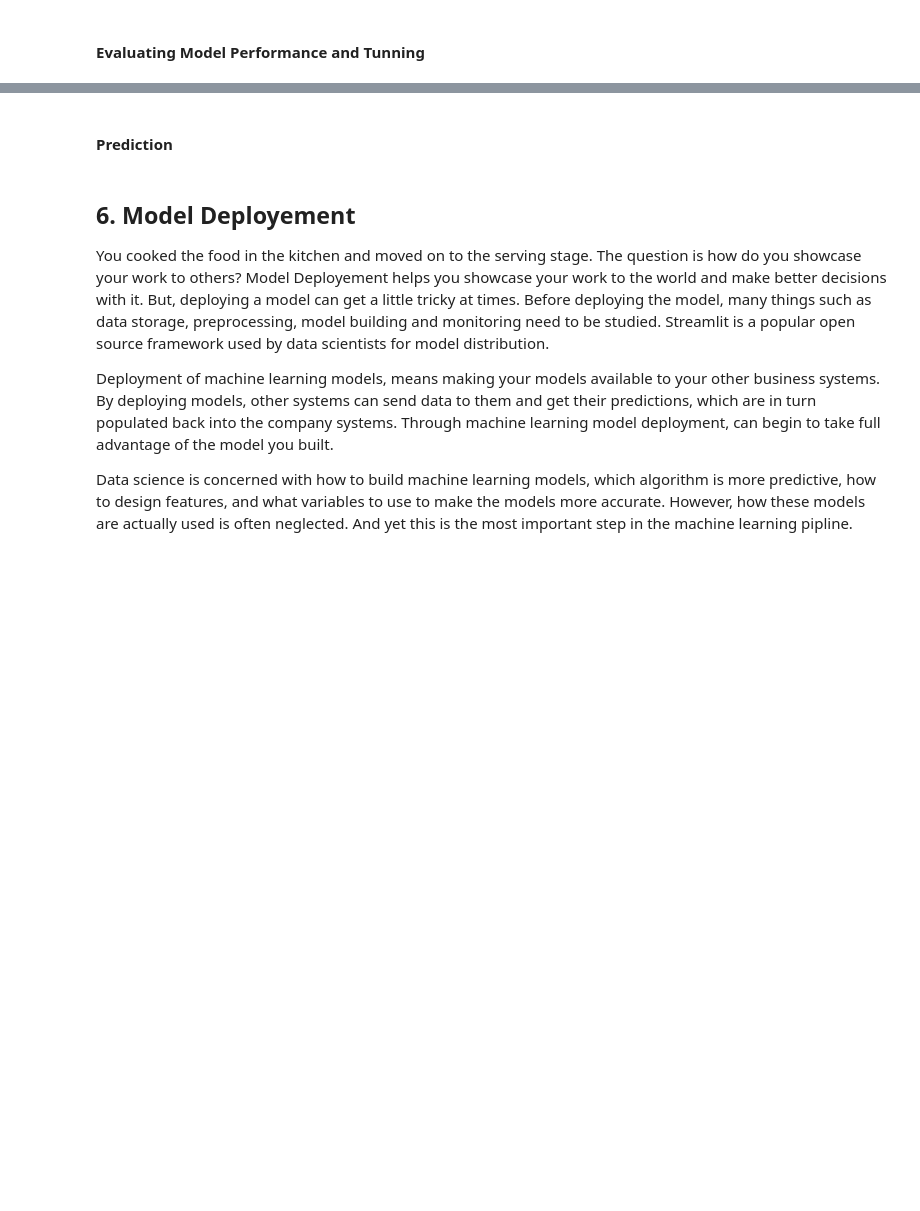
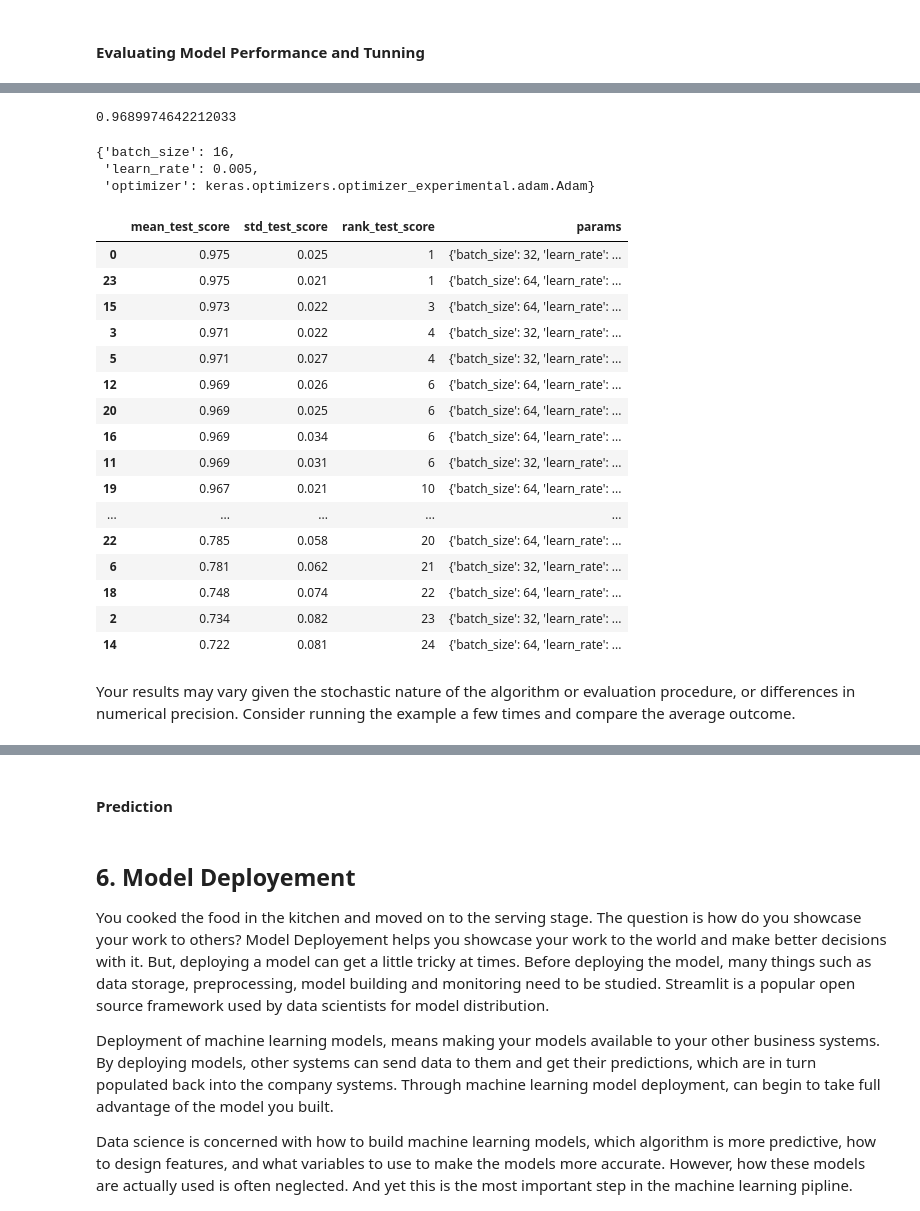
Before and after one commit to osmanoeztuerk/Chorn-Prediction-ML, a Jupyter notebook: Churn_Prediction_Student_Notebook_V2.ipynb, the cells around one changed output, grey strips where cells are left out. Cells and saved outputs as stored; diff of their text form; code cells hidden in the pictures; blank space fills up the shorter version.

```diff
--- a/Churn_Prediction_Student_Notebook_V2.ipynb
+++ b/Churn_Prediction_Student_Notebook_V2.ipynb
@@ -1138,0 +1270,10 @@ array([-0.00723136,  1.0280085 ], dtype=float32)
+# %%
+def build_classifier():
+    tf.random.set_seed(seed)
+    classifier = Sequential()
+    classifier.add(Dense(units = 36, activation = 'relu'))
+    classifier.add(Dense(units = 18, activation = 'relu'))
+    classifier.add(Dense(units = 9, activation = 'relu'))
+    classifier.add(Dense(units = 1, activation = 'sigmoid'))
+    classifier.compile(optimizer = "adam", loss = 'binary_crossentropy', metrics = ['accuracy'])
+    return classifier
@@ -1138,0 +1352,10 @@ array([-0.00723136,  1.0280085 ], dtype=float32)
+# %%
+grid_model.best_score_
+# %% [output]
+0.9689974642212033
+# %%
+grid_model.best_params_
+# %% [output]
+{'batch_size': 16,
+ 'learn_rate': 0.005,
+ 'optimizer': keras.optimizers.optimizer_experimental.adam.Adam}
@@ -1138,0 +1364,23 @@ array([-0.00723136,  1.0280085 ], dtype=float32)
+# %%
+grid_result = pd.DataFrame(grid_model.cv_results_)[["mean_test_score", "std_test_score", "rank_test_score", "params"]].sort_values(by="rank_test_score")
+grid_result
+# %% [output]
+|  | mean_test_score | std_test_score | rank_test_score | params |
+| 0 | 0.975 | 0.025 | 1 | {'batch_size': 32, 'learn_rate': ... |
+| 23 | 0.975 | 0.021 | 1 | {'batch_size': 64, 'learn_rate': ... |
+| 15 | 0.973 | 0.022 | 3 | {'batch_size': 64, 'learn_rate': ... |
+| 3 | 0.971 | 0.022 | 4 | {'batch_size': 32, 'learn_rate': ... |
+| 5 | 0.971 | 0.027 | 4 | {'batch_size': 32, 'learn_rate': ... |
+| 12 | 0.969 | 0.026 | 6 | {'batch_size': 64, 'learn_rate': ... |
+| 20 | 0.969 | 0.025 | 6 | {'batch_size': 64, 'learn_rate': ... |
+| 16 | 0.969 | 0.034 | 6 | {'batch_size': 64, 'learn_rate': ... |
+| 11 | 0.969 | 0.031 | 6 | {'batch_size': 32, 'learn_rate': ... |
+| 19 | 0.967 | 0.021 | 10 | {'batch_size': 64, 'learn_rate': ... |
+| ... | ... | ... | ... | ... |
+| 22 | 0.785 | 0.058 | 20 | {'batch_size': 64, 'learn_rate': ... |
+| 6 | 0.781 | 0.062 | 21 | {'batch_size': 32, 'learn_rate': ... |
+| 18 | 0.748 | 0.074 | 22 | {'batch_size': 64, 'learn_rate': ... |
+| 2 | 0.734 | 0.082 | 23 | {'batch_size': 32, 'learn_rate': ... |
+| 14 | 0.722 | 0.081 | 24 | {'batch_size': 64, 'learn_rate': ... |
+# %% [markdown]
+Your results may vary given the stochastic nature of the algorithm or evaluation procedure, or differences in numerical precision. Consider running the example a few times and compare the average outcome.
```
Also changed, not shown: parts of 28 cells of this notebook, 1 other file.
